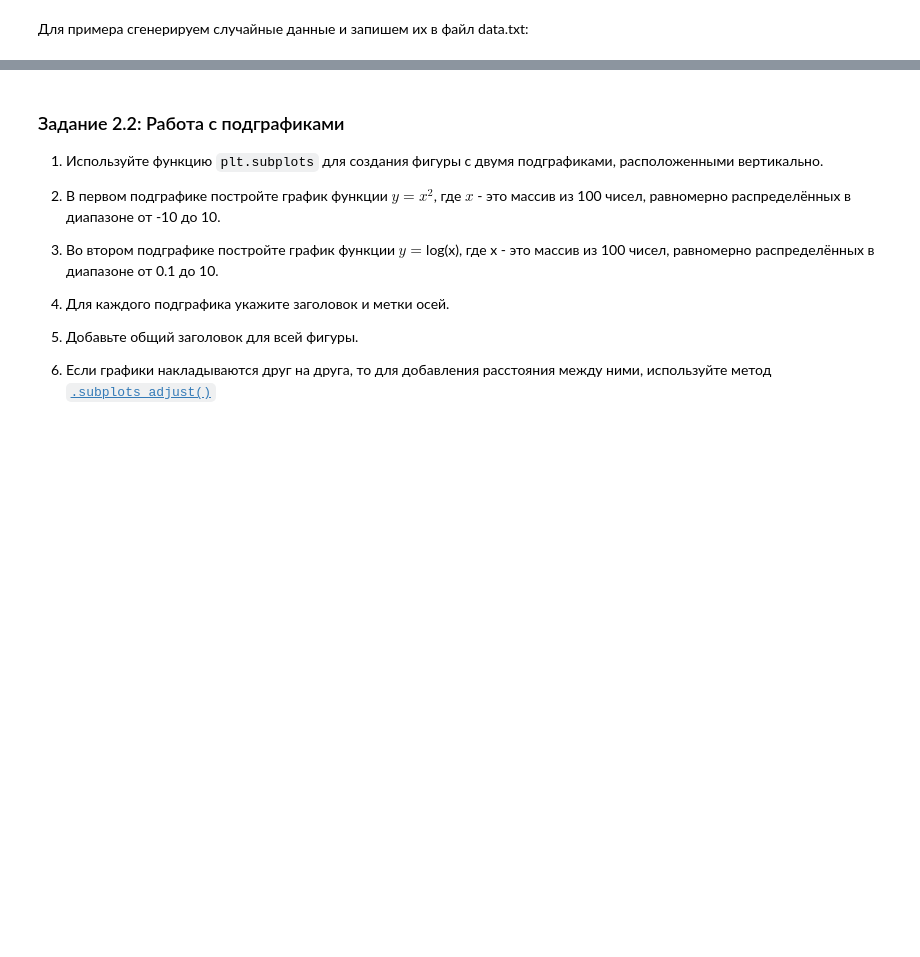
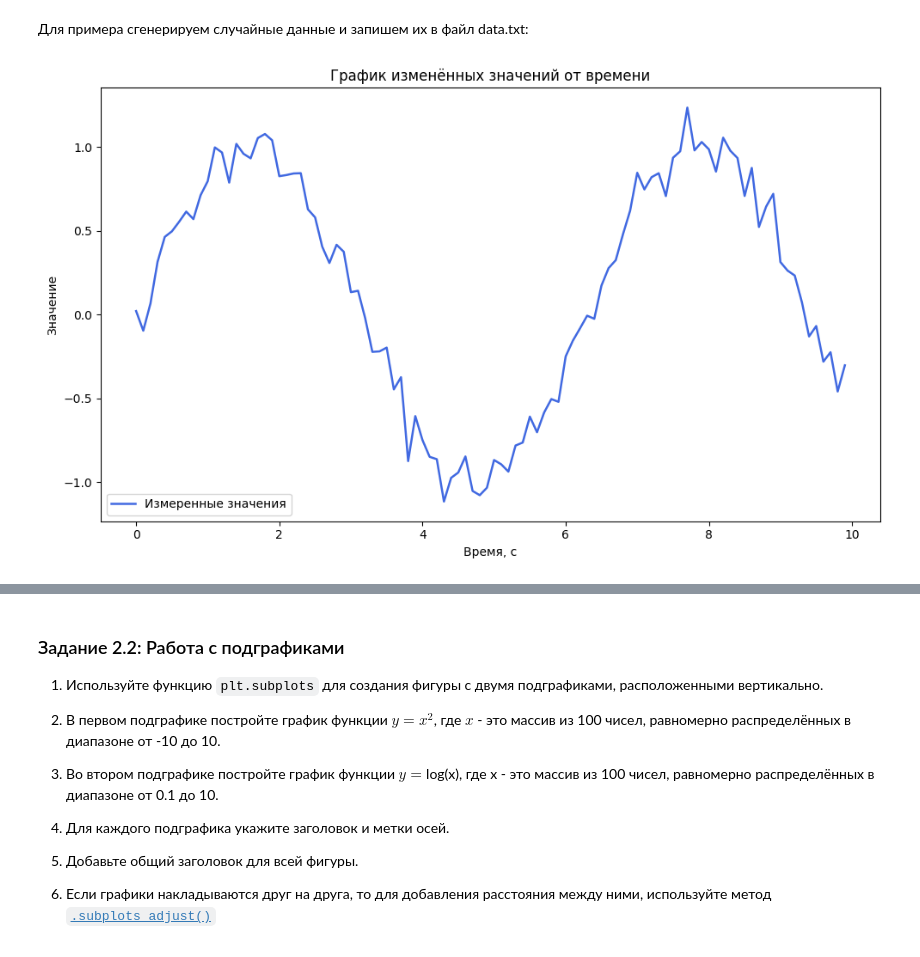
Before and after one commit to runessaa/-Streltsov-Projects, a Jupyter notebook: 3. Библиотеки Matplotlib, Plotly/Практическая_работа_№3_Matplotlib_Plotly.ipynb, the cells around one changed output, grey strips where cells are left out. Cells and saved outputs as stored; diff of their text form; code cells hidden in the pictures; blank space fills up the shorter version.

```diff
--- a/3. Библиотеки Matplotlib, Plotly/Практическая_работа_№3_Matplotlib_Plotly.ipynb
+++ b/3. Библиотеки Matplotlib, Plotly/Практическая_работа_№3_Matplotlib_Plotly.ipynb
@@ -364,3 +362,24 @@ np.savetxt('data.txt', data, delimiter=' ')
+# %%
+import matplotlib.pyplot as plt
+
+t, y = np.loadtxt('data.txt').T
+
+plt.figure(figsize=(10, 6))
+plt.plot(t, y, color='royalblue', linewidth=1.8, label='Измеренные значения')
+
+plt.title('График изменённых значений от времени')
+plt.xlabel('Время, с')
+plt.ylabel('Значение')
+
+plt.grid(False)
+plt.axhline(0, visible=False)
+
+plt.legend(loc='lower left')
+
+plt.tight_layout()
+plt.show()
+# %% [output]
+[figure, added]
 # %% [markdown]
 ![image.png](embedded-picture-1)
 # %% [markdown]
```
Also changed, not shown: parts of 3 cells of this notebook.
